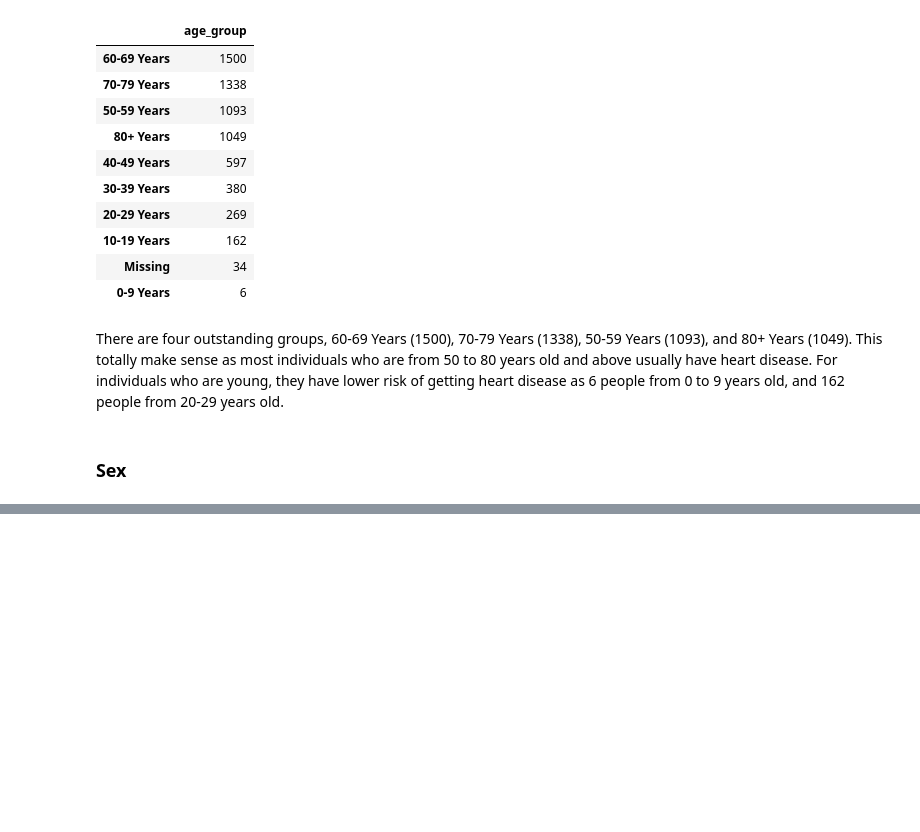
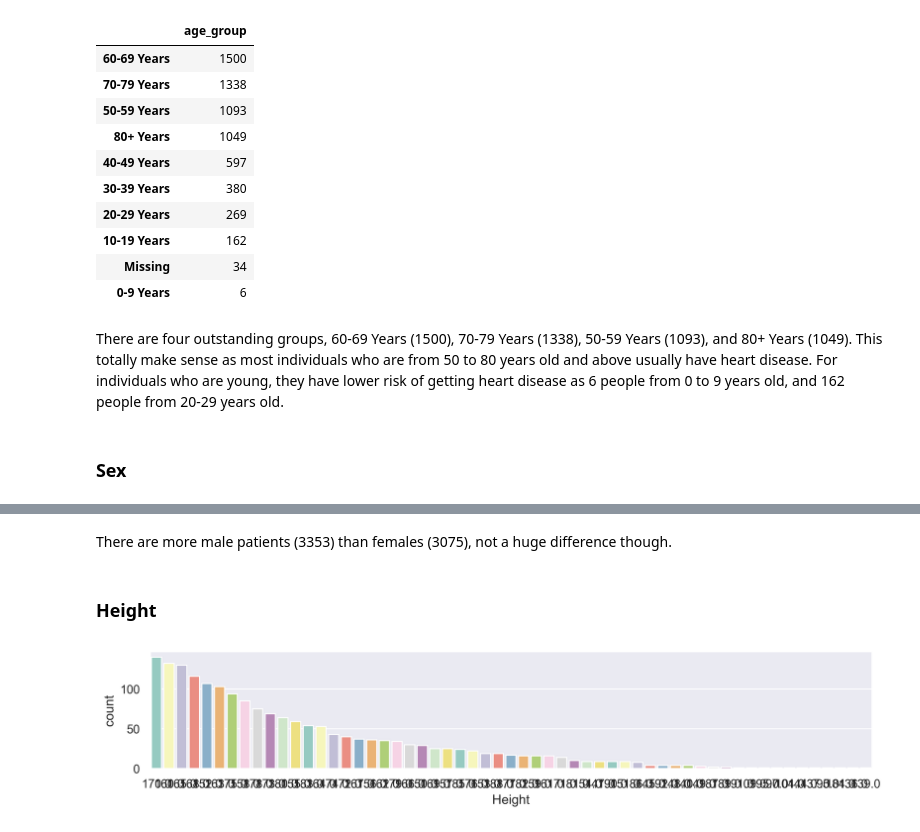
Before and after one commit to tvo10/DSCT, a Jupyter notebook: First Capstone/afib_detection_eda.ipynb, the cells around one changed output, grey strips where cells are left out. Saved outputs shown, nothing was run; the diff lists cells and outputs as text; code cells hidden in the pictures; blank space fills up the shorter version.

```diff
--- a/First Capstone/afib_detection_eda.ipynb
+++ b/First Capstone/afib_detection_eda.ipynb
@@ -120,0 +153,11 @@ sns.countplot(x='sex', data=afib_df, order = afib_df['sex'].value_counts().index
+# %% [markdown]
+There are more male patients (3353) than females (3075), not a huge difference though.
+# %% [markdown]
+### Height
+# %%
+# countplot for ritmi column
+sns.countplot(x='height', data=afib_df, order = afib_df['height'].value_counts().index, palette='Set3')
+plt.xlabel('Height')
+plt.show()
+# %% [output]
+[figure, added]
```
Also changed, not shown: parts of 8 cells of this notebook.
